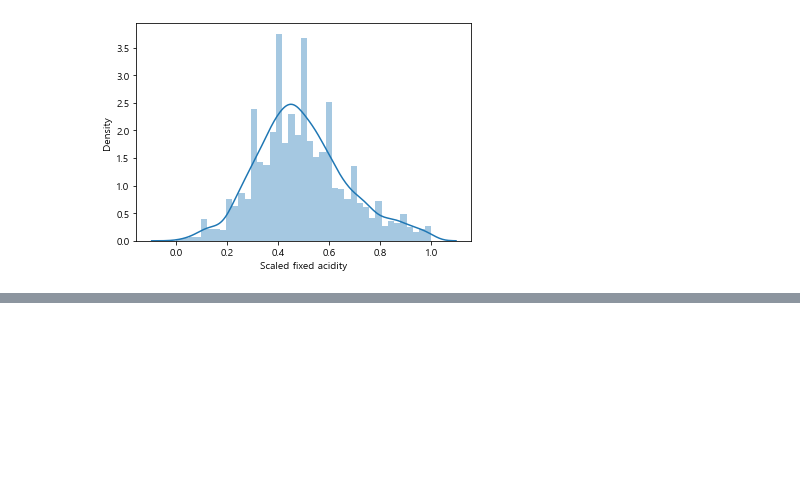
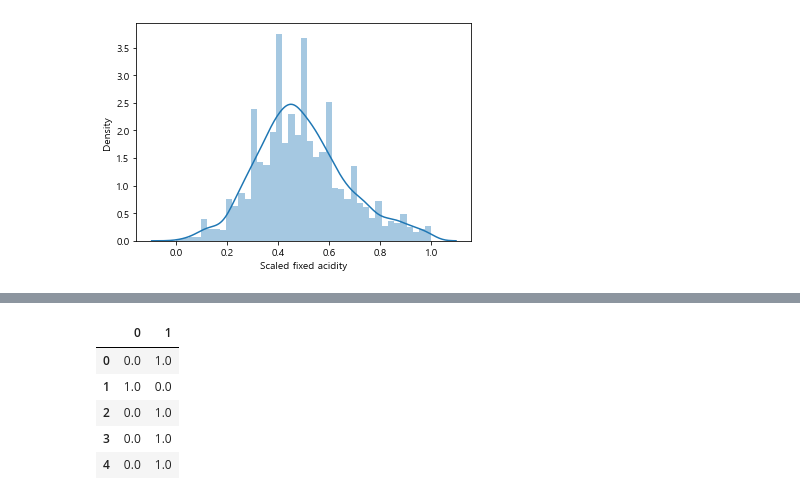
Before and after one commit to eunbin777/StudyAboutML, a Jupyter notebook: DACON_101/와인품질분류Lv1.ipynb, the cells around one changed output, grey strips where cells are left out. Drawn from its saved outputs; the diff is of its cells as text; code cells hidden in the pictures; blank space fills up the shorter version.

Commit message:
데이터 전처리 - OneHotEncoder

```diff
--- a/DACON_101/와인품질분류Lv1.ipynb
+++ b/DACON_101/와인품질분류Lv1.ipynb
@@ -286,0 +289,4 @@ sns.distplot(train2['Scaled fixed acidity'])
+# %%
+encoder = OneHotEncoder()
+# %%
+encoder.fit(train[['type']])
@@ -286,0 +295,3 @@ sns.distplot(train2['Scaled fixed acidity'])
+# %%
+onehot = encoder.transform(train[['type']])
+onehot
@@ -286,0 +301,3 @@ sns.distplot(train2['Scaled fixed acidity'])
+# %%
+onehot = onehot.toarray()
+onehot
@@ -286,0 +312,10 @@ sns.distplot(train2['Scaled fixed acidity'])
+# %%
+onehot = pd.DataFrame(onehot)
+onehot.head()
+# %% [output]
+|  | 0 | 1 |
+| 0 | 0.0 | 1.0 |
+| 1 | 1.0 | 0.0 |
+| 2 | 0.0 | 1.0 |
+| 3 | 0.0 | 1.0 |
+| 4 | 0.0 | 1.0 |
```
Also changed, not shown: parts of 7 cells of this notebook.
